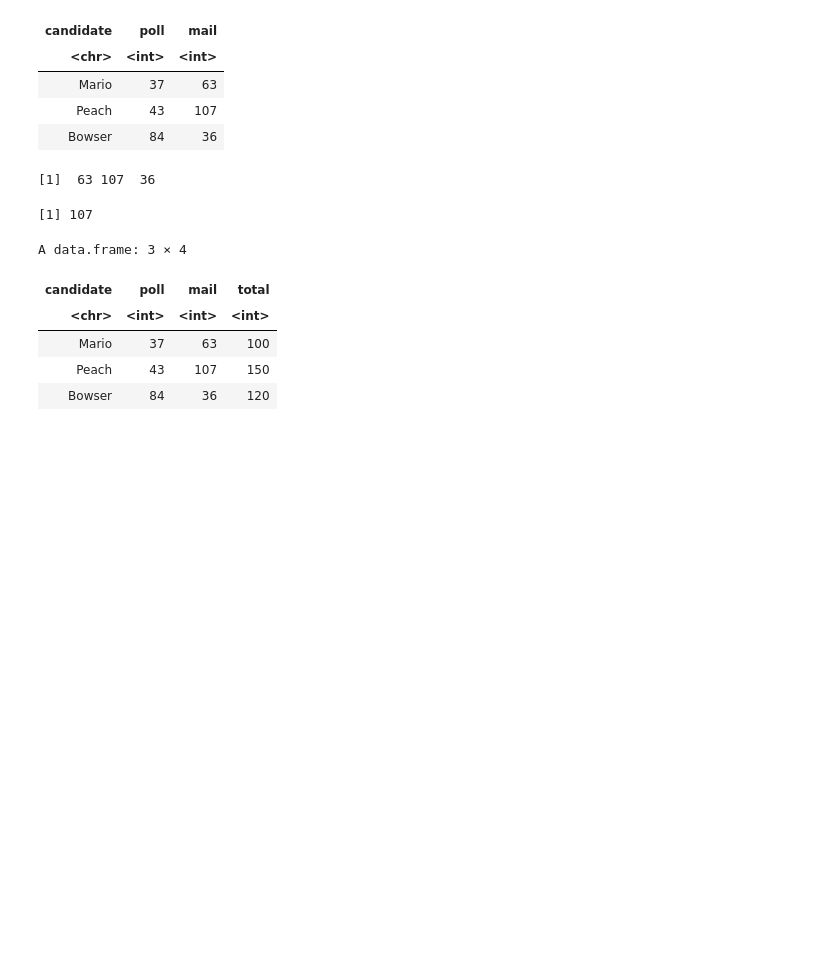
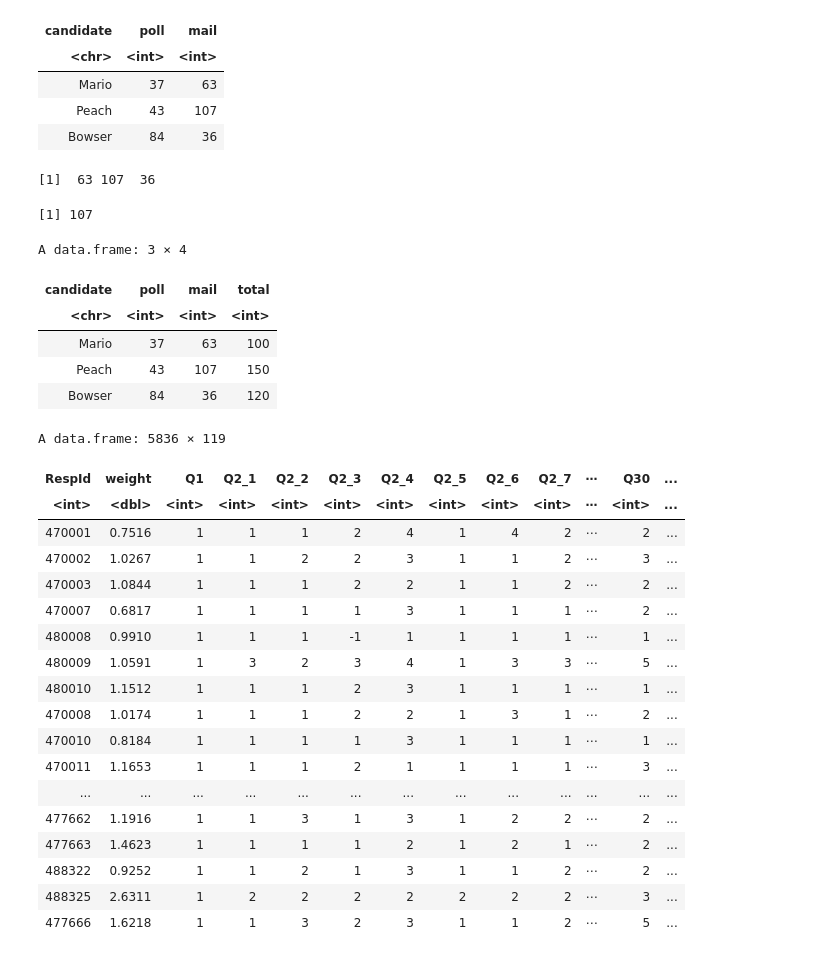
Before and after one commit to Brian342/Programming_Languages, a Jupyter notebook: R/R_Setup.ipynb, the cells around one changed output. Cells and saved outputs as stored; diff of their text form; code cells hidden in the pictures; blank space fills up the shorter version.

```diff
--- a/R/R_Setup.ipynb
+++ b/R/R_Setup.ipynb
@@ -111,3 +111,27 @@ A data.frame: 3 × 4
 | Mario | 37 | 63 | 100 |
 | Peach | 43 | 107 | 150 |
 | Bowser | 84 | 36 | 120 |
+# %%
+url <- "https://github.com/fivethirtyeight/data/raw/master/non-voters/nonvoters_data.csv"
+voters = read.csv(url)
+View(voters)
+# %% [output]
+A data.frame: 5836 × 119
+| RespId | weight | Q1 | Q2_1 | Q2_2 | Q2_3 | Q2_4 | Q2_5 | Q2_6 | Q2_7 | ⋯ | Q30 | ... |
+| <int> | <dbl> | <int> | <int> | <int> | <int> | <int> | <int> | <int> | <int> | ⋯ | <int> | ... |
+| 470001 | 0.7516 | 1 | 1 | 1 | 2 | 4 | 1 | 4 | 2 | ⋯ | 2 | ... |
+| 470002 | 1.0267 | 1 | 1 | 2 | 2 | 3 | 1 | 1 | 2 | ⋯ | 3 | ... |
+| 470003 | 1.0844 | 1 | 1 | 1 | 2 | 2 | 1 | 1 | 2 | ⋯ | 2 | ... |
+| 470007 | 0.6817 | 1 | 1 | 1 | 1 | 3 | 1 | 1 | 1 | ⋯ | 2 | ... |
+| 480008 | 0.9910 | 1 | 1 | 1 | -1 | 1 | 1 | 1 | 1 | ⋯ | 1 | ... |
+| 480009 | 1.0591 | 1 | 3 | 2 | 3 | 4 | 1 | 3 | 3 | ⋯ | 5 | ... |
+| 480010 | 1.1512 | 1 | 1 | 1 | 2 | 3 | 1 | 1 | 1 | ⋯ | 1 | ... |
+| 470008 | 1.0174 | 1 | 1 | 1 | 2 | 2 | 1 | 3 | 1 | ⋯ | 2 | ... |
+| 470010 | 0.8184 | 1 | 1 | 1 | 1 | 3 | 1 | 1 | 1 | ⋯ | 1 | ... |
+| 470011 | 1.1653 | 1 | 1 | 1 | 2 | 1 | 1 | 1 | 1 | ⋯ | 3 | ... |
+| ... | ... | ... | ... | ... | ... | ... | ... | ... | ... | ... | ... | ... |
+| 477662 | 1.1916 | 1 | 1 | 3 | 1 | 3 | 1 | 2 | 2 | ⋯ | 2 | ... |
+| 477663 | 1.4623 | 1 | 1 | 1 | 1 | 2 | 1 | 2 | 1 | ⋯ | 2 | ... |
+| 488322 | 0.9252 | 1 | 1 | 2 | 1 | 3 | 1 | 1 | 2 | ⋯ | 2 | ... |
+| 488325 | 2.6311 | 1 | 2 | 2 | 2 | 2 | 2 | 2 | 2 | ⋯ | 3 | ... |
+| 477666 | 1.6218 | 1 | 1 | 3 | 2 | 3 | 1 | 1 | 2 | ⋯ | 5 | ... |
```
Also changed, not shown: parts of 1 cell of this notebook.
